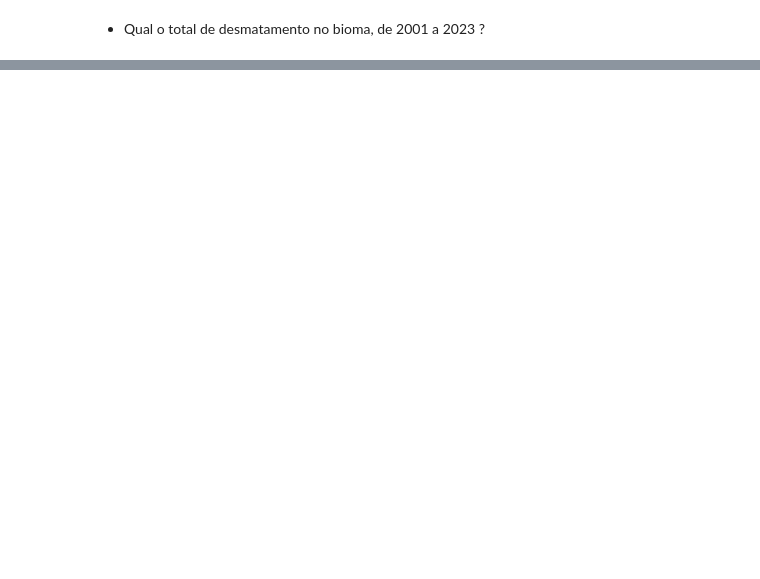
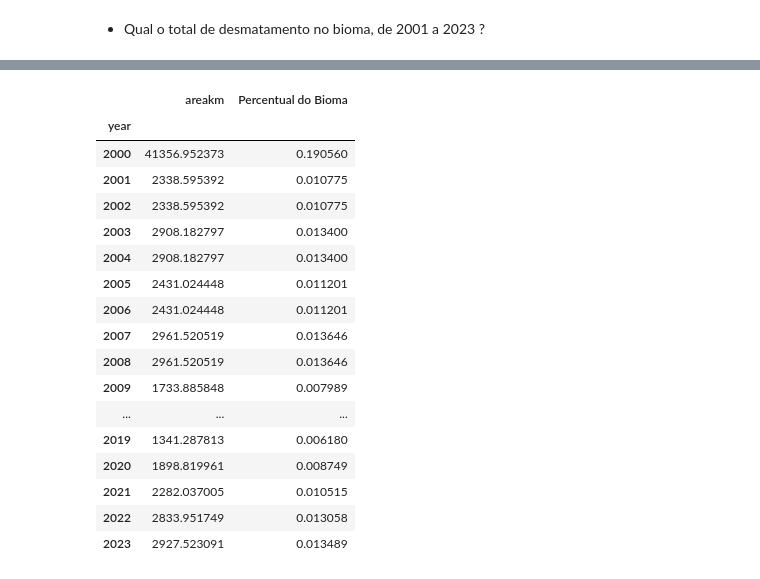
Before and after one commit to LambdaGeo/analise_cerrado_ma, a Jupyter notebook: analise_bioma.ipynb, the cells around one changed output, grey strips where cells are left out. Saved outputs shown, nothing was run; the diff lists cells and outputs as text; code cells hidden in the pictures; blank space fills up the shorter version.

```diff
--- a/analise_bioma.ipynb
+++ b/analise_bioma.ipynb
@@ -41,0 +86,22 @@ total_desmatamento_01_23
+# %%
+df_por_ano["Percentual do Bioma"] = df_por_ano["areakm"] / area_cerrado_maranhense
+df_por_ano
+# %% [output]
+|  | areakm | Percentual do Bioma |
+| year |  |  |
+| 2000 | 41356.952373 | 0.190560 |
+| 2001 | 2338.595392 | 0.010775 |
+| 2002 | 2338.595392 | 0.010775 |
+| 2003 | 2908.182797 | 0.013400 |
+| 2004 | 2908.182797 | 0.013400 |
+| 2005 | 2431.024448 | 0.011201 |
+| 2006 | 2431.024448 | 0.011201 |
+| 2007 | 2961.520519 | 0.013646 |
+| 2008 | 2961.520519 | 0.013646 |
+| 2009 | 1733.885848 | 0.007989 |
+| ... | ... | ... |
+| 2019 | 1341.287813 | 0.006180 |
+| 2020 | 1898.819961 | 0.008749 |
+| 2021 | 2282.037005 | 0.010515 |
+| 2022 | 2833.951749 | 0.013058 |
+| 2023 | 2927.523091 | 0.013489 |
```
Also changed, not shown: parts of 14 cells of this notebook, 2 other files.
